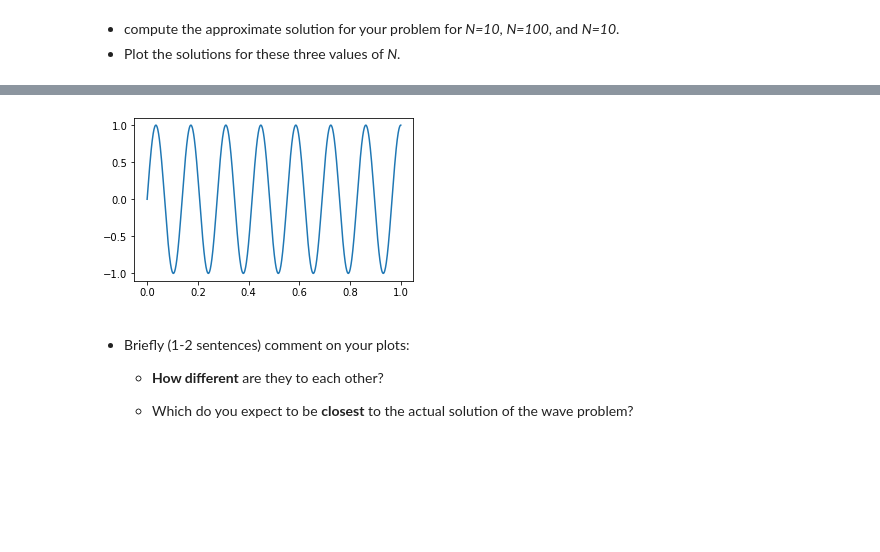
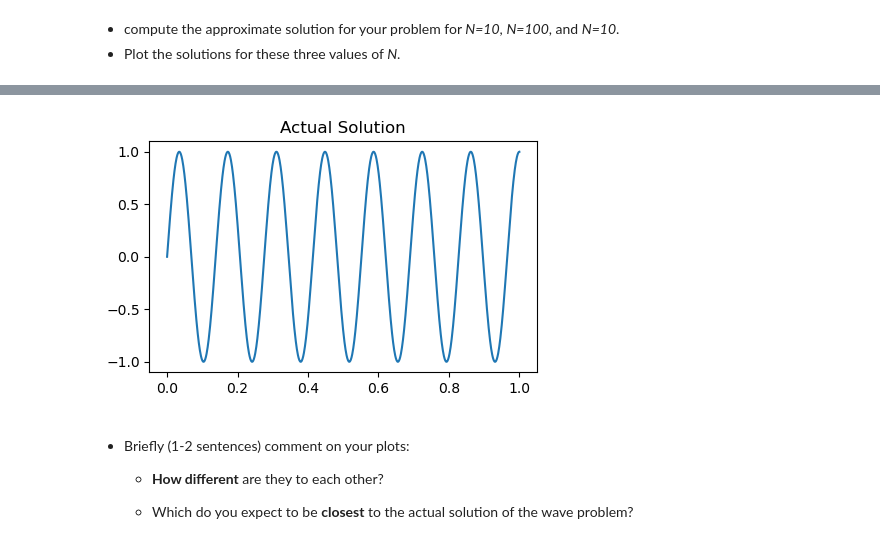
Before and after one commit to YRYoung/HPC, a Jupyter notebook: Assigenment/Assignment_2.ipynb, the cells around one changed output, grey strips where cells are left out. Saved outputs shown, nothing was run; the diff lists cells and outputs as text; code cells hidden in the pictures; blank space fills up the shorter version.

```diff
--- a/Assigenment/Assignment_2.ipynb
+++ b/Assigenment/Assignment_2.ipynb
@@ -77,14 +79,14 @@ plt.show()
 # %%
-k=29.*np.pi/2.
-x = np.linspace(0,1,1000)
+k = 29. * np.pi / 2.
+x = np.linspace(0, 1, 1000)
 
-u = np.sin(k*x)
-plt.figure(figsize=(5,3))
-plt.plot(x,u)
-
+u = np.sin(k * x)
+plt.figure(figsize=(5, 3))
+plt.plot(x, u)
+plt.title('Actual Solution')
 plt.show()
 # %% [output]
-[figure, old version]
+[figure, new version]
 # %% [markdown]
 * Briefly (1-2 sentences) comment on your plots:
 
```
Also changed, not shown: parts of 12 cells of this notebook, 2 other files.
